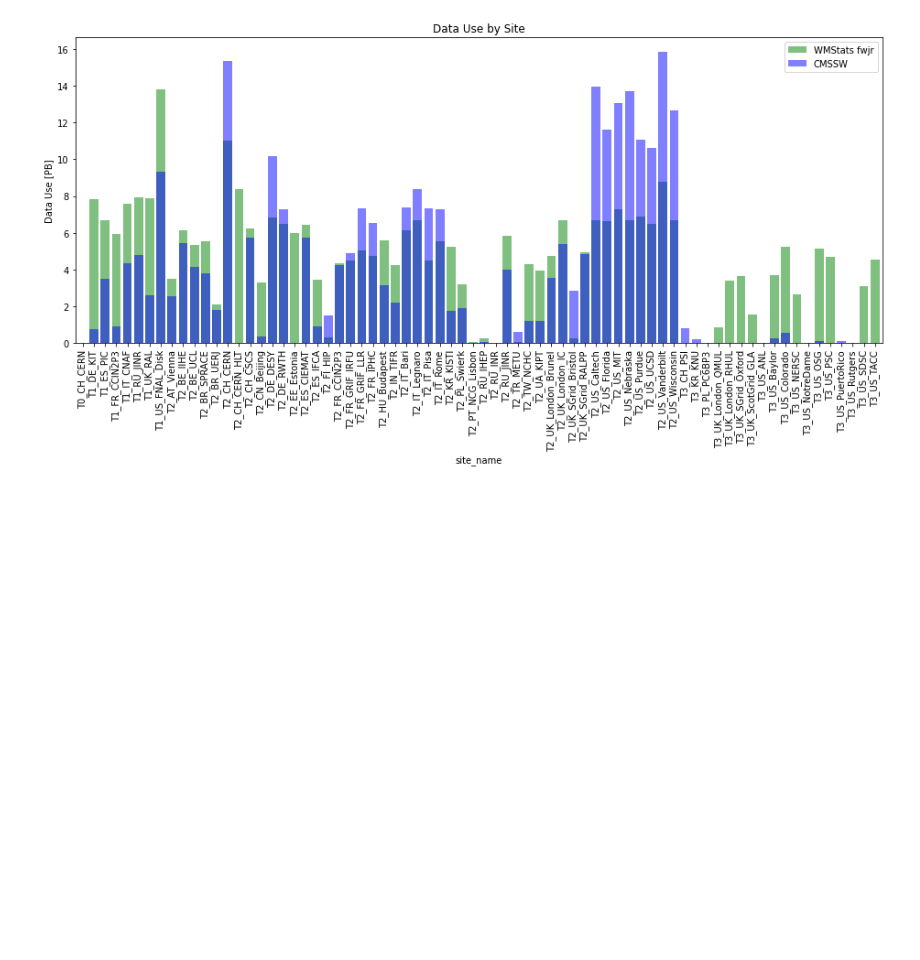
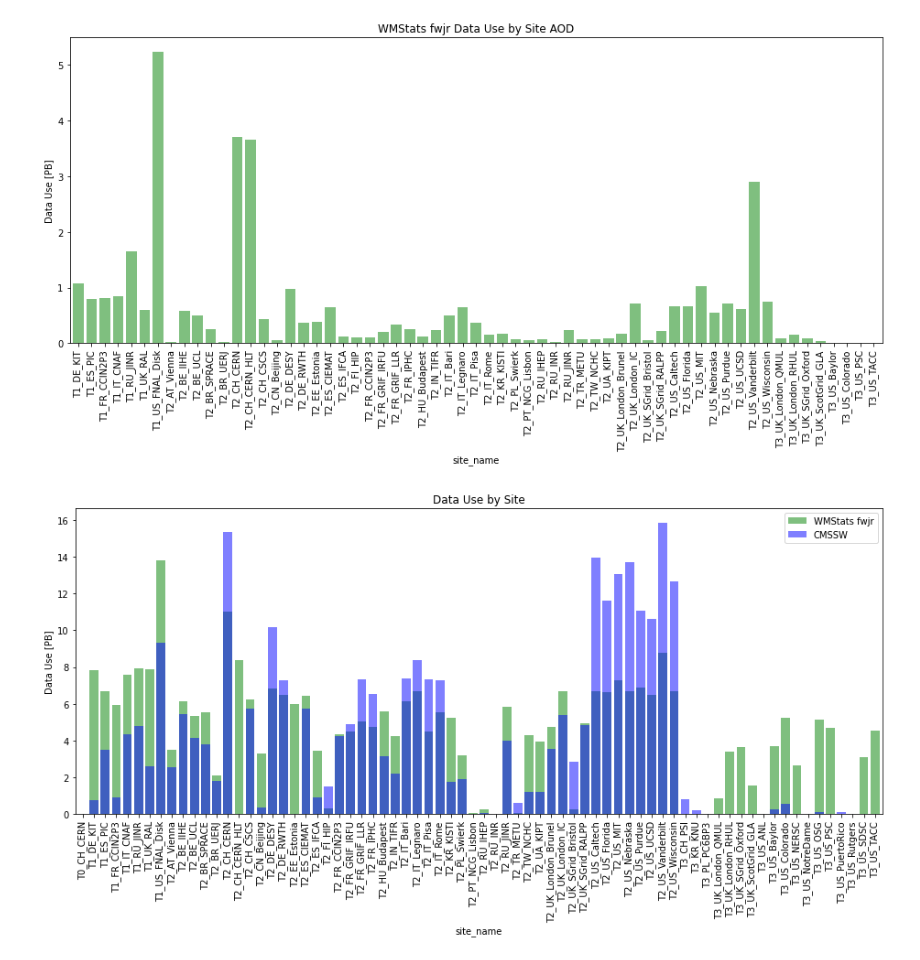
Before and after one commit to emcgrady/cms_data_pop, a Jupyter notebook: bar_graphs.ipynb, the cells around one changed output. Saved outputs shown, nothing was run; the diff lists cells and outputs as text; code cells hidden in the pictures; blank space fills up the shorter version.

```diff
--- a/bar_graphs.ipynb
+++ b/bar_graphs.ipynb
@@ -139,2 +153,19 @@ fig.savefig("plots/site_fwjr.pdf")
+# %%
+x = np.arange(len(fwjr_set_filt))
+
+fig, ax = plt.subplots()
+fig.set_figheight(7)
+fig.set_figwidth(13)
+(fwjr_set_filt/1e15).plot.bar(align='center', width=0.8, label='WMStats fwjr', alpha=0.5, color='green')
+
+ax.set_ylabel('Data Use [PB]')
+ax.set_title('WMStats fwjr Data Use by Site AOD')
+ax.set_xticks(x)
+
+fig.tight_layout()
+
+fig.savefig("plots/site_fwjr_aod.pdf")
+# %% [output]
+[figure, added]
 # %%
 combined = pd.concat([cmssw_set.rename('cmssw')/1e15, fwjr_set.rename('fwjr')/1e15], axis=1).sort_index()
```
Also changed, not shown: parts of 22 cells of this notebook, 3 other files.
